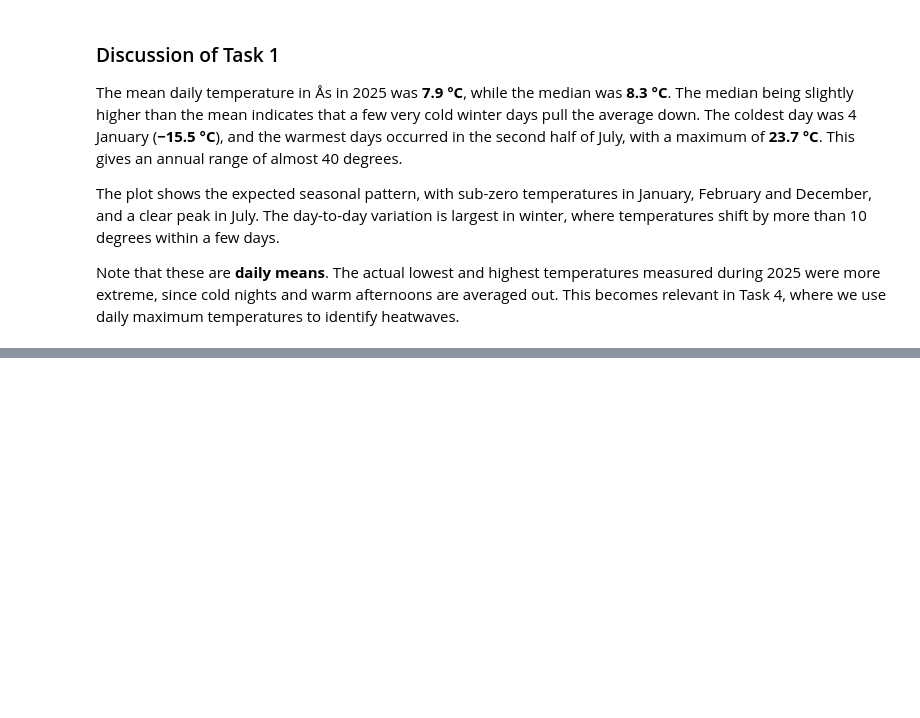
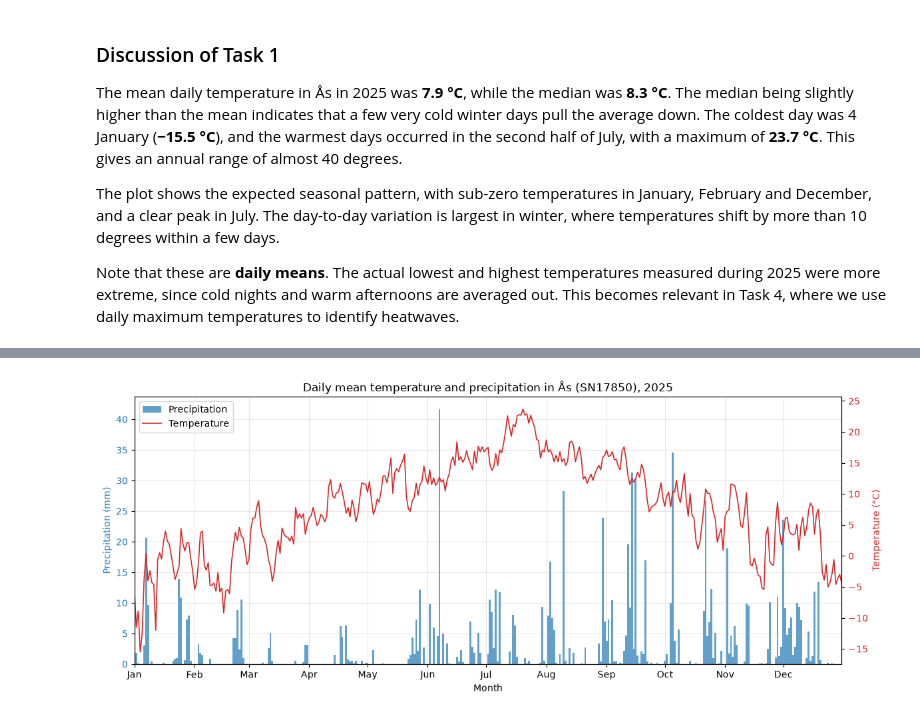
Before and after one commit to fabianfeiler/inf201-h26-deliverable-1, a Jupyter notebook: deliverable_1.ipynb, the cells around one changed output, grey strips where cells are left out. Cells and saved outputs as stored; diff of their text form; code cells hidden in the pictures; blank space fills up the shorter version.

```diff
--- a/deliverable_1.ipynb
+++ b/deliverable_1.ipynb
@@ -136,0 +140,14 @@ temperatures to identify heatwaves.
+# %%
+PRECIP_PARAMETERS = {
+    "sources": "SN17850",
+    "elements": "sum(precipitation_amount P1D)",
+    "referencetime": "2025-01-01/2026-01-01",
+    "timeoffsets": "default",
+    "levels": "default",
+}
+
+precip_2025 = fetch_frost(PRECIP_PARAMETERS)
+
+print(f"Rows: {len(precip_2025)}")
+print(f"Duplicate dates: {precip_2025['referenceTime'].duplicated().sum()}")
+precip_2025.head()
@@ -136,0 +163,40 @@ temperatures to identify heatwaves.
+# %%
+fig, ax1 = plt.subplots(figsize=(12, 5))
+
+ax1.bar(
+    precip_2025["referenceTime"],
+    precip_2025["value"],
+    color="tab:blue",
+    width=1.0,
+    alpha=0.7,
+    label="Precipitation",
+)
+ax1.set_ylabel("Precipitation (mm)", color="tab:blue")
+ax1.tick_params(axis="y", labelcolor="tab:blue")
+
+ax2 = ax1.twinx()
+ax2.plot(
+    temp_2025["referenceTime"],
+    temp_2025["value"],
+    color="tab:red",
+    linewidth=1.2,
+    label="Temperature",
+)
+ax2.set_ylabel("Temperature (°C)", color="tab:red")
+ax2.tick_params(axis="y", labelcolor="tab:red")
+
+ax1.set_title("Daily mean temperature and precipitation in Ås (SN17850), 2025")
+ax1.set_xlabel("Month")
+ax1.xaxis.set_major_locator(mdates.MonthLocator())
+ax1.xaxis.set_major_formatter(mdates.DateFormatter("%b"))
+ax1.set_xlim(temp_2025["referenceTime"].min(), temp_2025["referenceTime"].max())
+ax1.grid(alpha=0.3)
+
+h1, l1 = ax1.get_legend_handles_labels()
+h2, l2 = ax2.get_legend_handles_labels()
+ax1.legend(h1 + h2, l1 + l2, loc="upper left")
+
+plt.tight_layout()
+plt.show()
+# %% [output]
+[figure, added]
```
Also changed, not shown: parts of 3 cells of this notebook.
